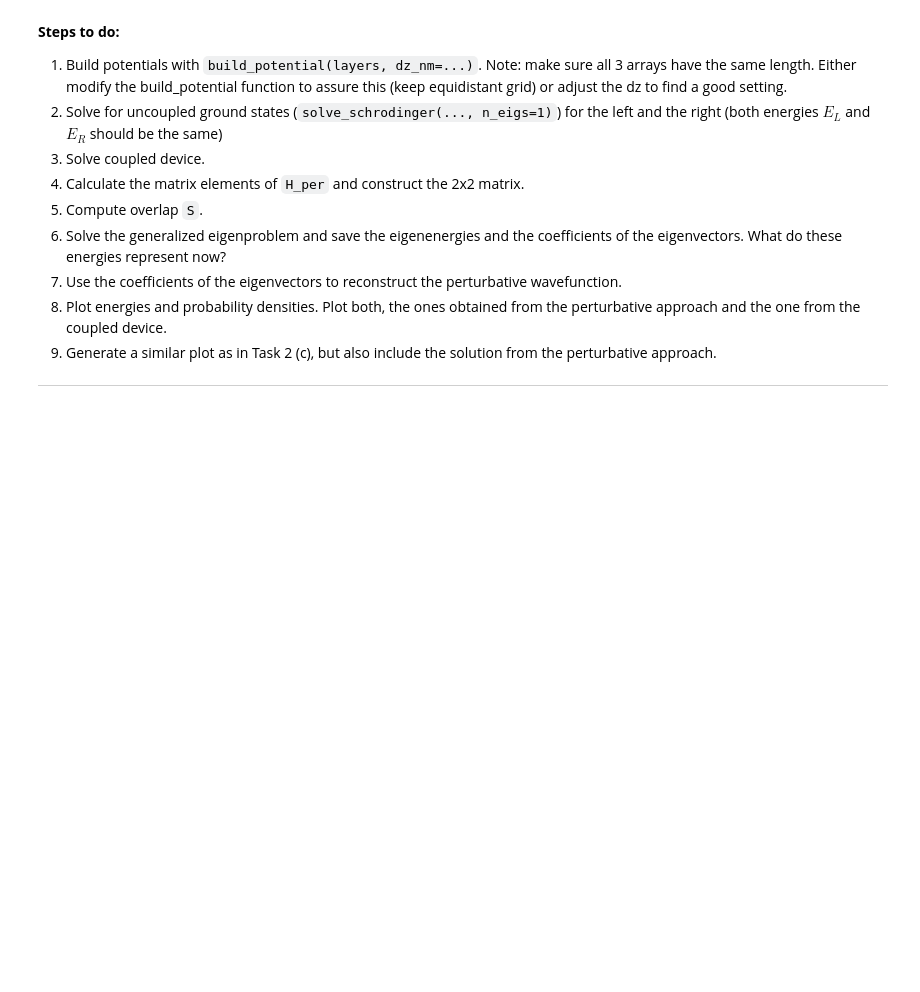
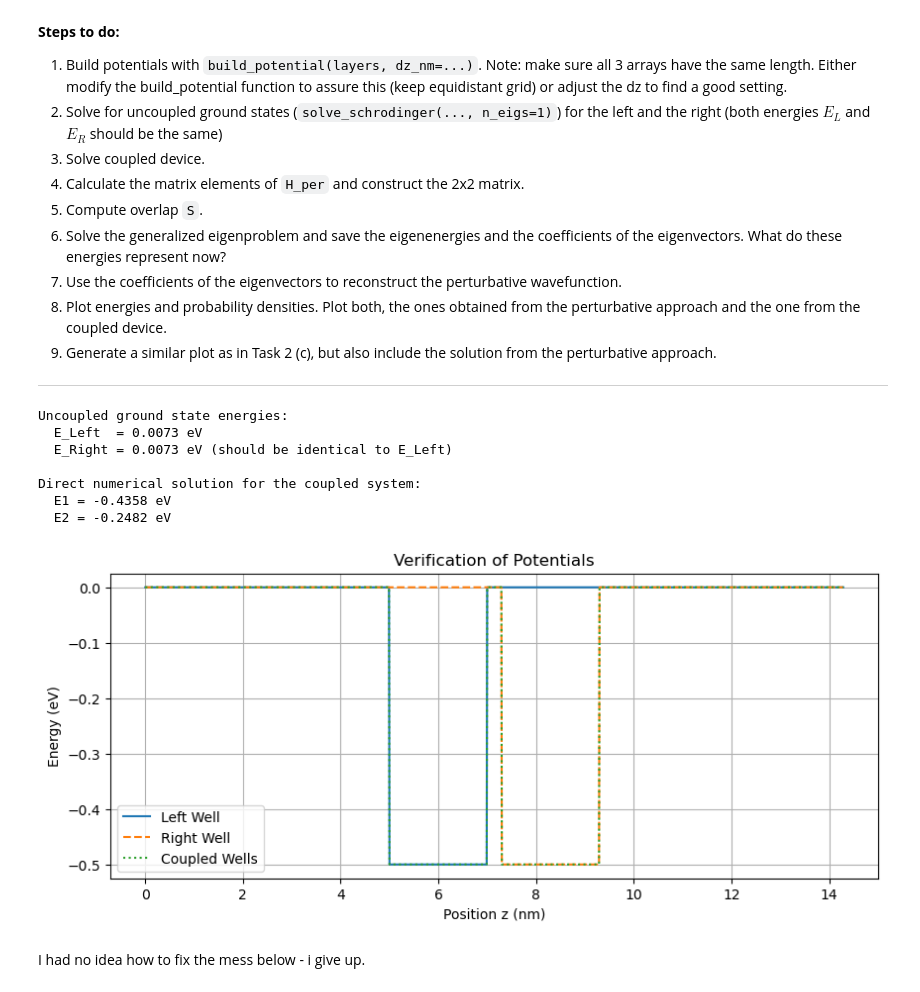
Before and after one commit to tbatb/quantum-tech-devices, a Jupyter notebook: homework1/homework_1.ipynb, the cells around one changed output. Cells and saved outputs as stored; diff of their text form; code cells hidden in the pictures; blank space fills up the shorter version.

```diff
--- a/homework1/homework_1.ipynb
+++ b/homework1/homework_1.ipynb
@@ -269,9 +361,56 @@ layers_coupled = [(5.0, 0.0), (2.0, -0.5), (0.3, 0.0), (2.0, -0.5), (5.0, 0.0)]
 ---
 # %%
 # Define layer structures
+# prior to this we imported scipy.linalg
+
 layers_left    = [(5.0, 0.0), (2.0, -0.5), (7.3, 0.0)]
 layers_right   = [(7.3, 0.0), (2.0, -0.5), (5.0, 0.0)]
 layers_coupled = [(5.0, 0.0), (2.0, -0.5), (0.3, 0.0), (2.0, -0.5), (5.0, 0.0)]
 
 dz_nm = 0.01
+
+# --- 1. Build Potentials ---
+z_L, V_L = build_potential(layers_left, dz_nm)
+z_R, V_R = build_potential(layers_right, dz_nm)
+z_C, V_C = build_potential(layers_coupled, dz_nm)
+
+# --- 2. Solve for uncoupled ground states ---
+E_L, psi_L_vec = solve_schrodinger(z_L, V_L, n_eigsh=1)
+psi_L = psi_L_vec[:, 0] # Extract the single wavefunction vector
+
+E_R, psi_R_vec = solve_schrodinger(z_R, V_R, n_eigsh=1)
+psi_R = psi_R_vec[:, 0]
+
+print(f"Uncoupled ground state energies:")
+print(f"  E_Left  = {E_L[0]:.4f} eV")
+print(f"  E_Right = {E_R[0]:.4f} eV (should be identical to E_Left)")
+
+# --- 3. Solve the coupled device numerically ---
+E_coupled_numeric, psi_coupled_numeric = solve_schrodinger(z_C, V_C, n_eigsh=2)
+print("\nDirect numerical solution for the coupled system:")
+print(f"  E1 = {E_coupled_numeric[0]:.4f} eV")
+print(f"  E2 = {E_coupled_numeric[1]:.4f} eV")
+
+# Quick plot to verify potentials
+plt.figure(figsize=(10, 4))
+plt.plot(z_L * 1e9, V_L / const.eV, label='Left Well')
+plt.plot(z_R * 1e9, V_R / const.eV, label='Right Well', linestyle='--')
+plt.plot(z_C * 1e9, V_C / const.eV, label='Coupled Wells', linestyle=':')
+plt.title('Verification of Potentials')
+plt.xlabel('Position z (nm)')
+plt.ylabel('Energy (eV)')
+plt.legend()
+plt.grid(True)
+plt.show()
+# %% [output]
+Uncoupled ground state energies:
+  E_Left  = 0.0073 eV
+  E_Right = 0.0073 eV (should be identical to E_Left)
+
+Direct numerical solution for the coupled system:
+  E1 = -0.4358 eV
+  E2 = -0.2482 eV
+[figure, added]
+# %% [markdown]
+I had no idea how to fix the mess below - i give up.
 # %%
```
Also changed, not shown: parts of 13 cells of this notebook, 1 other file.
